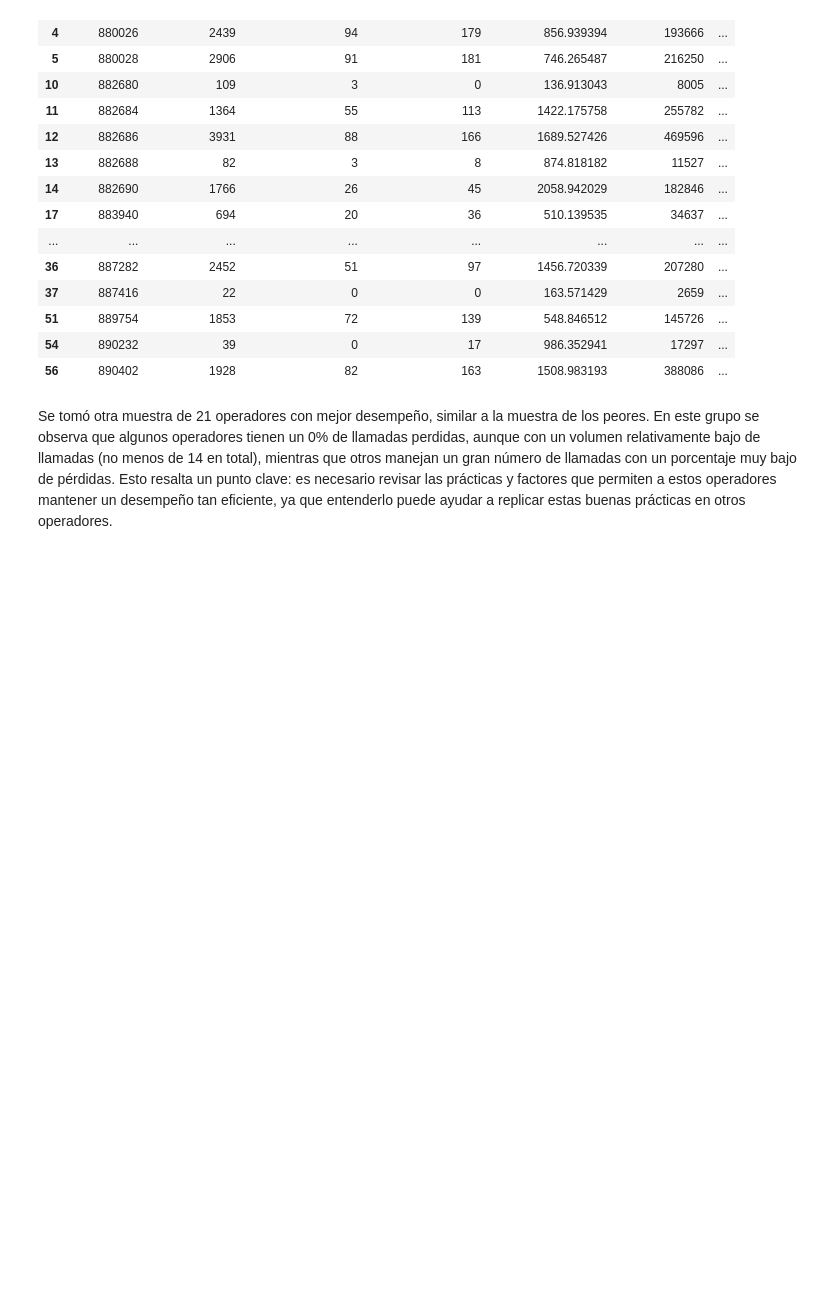
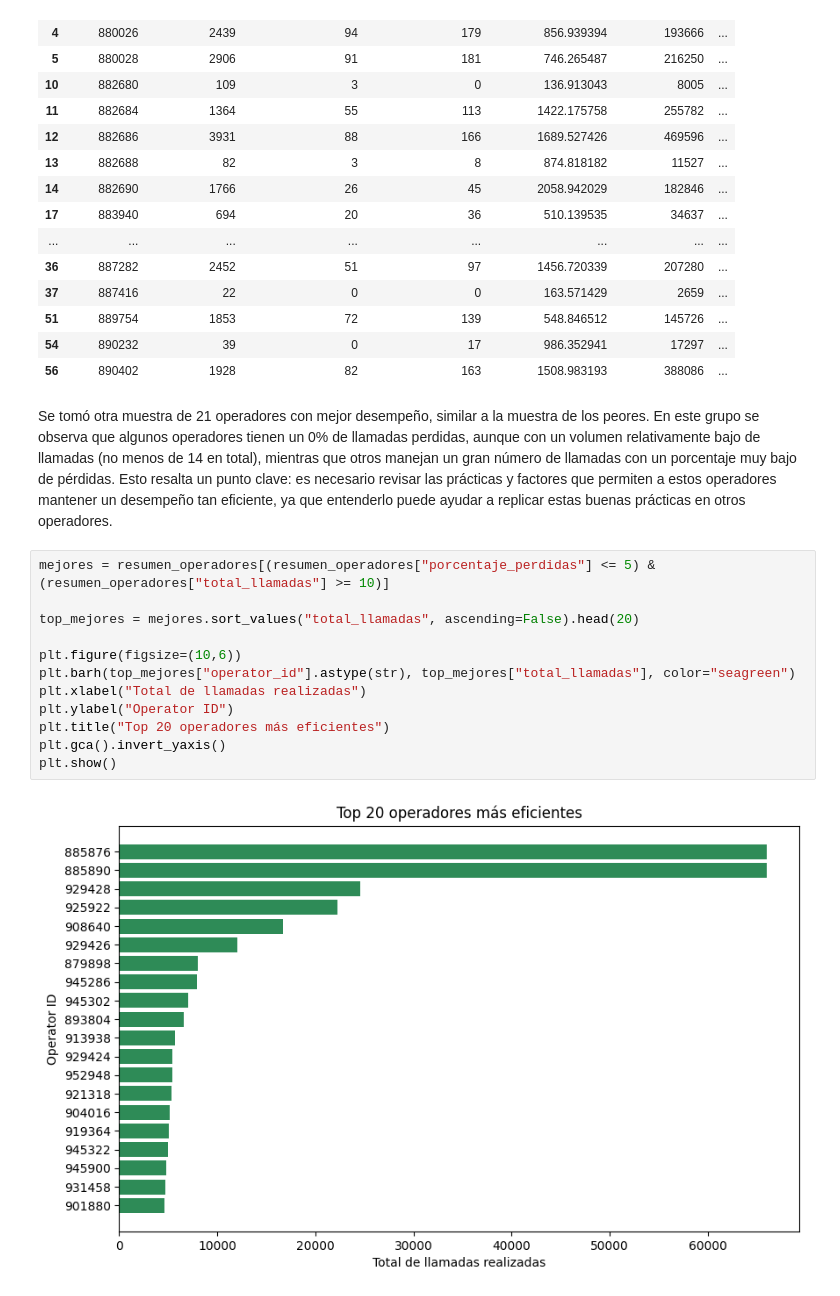
Before and after one commit to fttm-mdz/proyecto_final, a Jupyter notebook: notebooks/EDA_inicial.ipynb, the cells around one changed output. Saved outputs shown, nothing was run; the diff lists cells and outputs as text; blank space fills up the shorter version.

```diff
--- a/notebooks/EDA_inicial.ipynb
+++ b/notebooks/EDA_inicial.ipynb
@@ -459,3 +459,17 @@ mejores.head(21)
 | 56 | 890402 | 1928 | 82 | 163 | 1508.983193 | 388086 | ... |
 # %% [markdown]
 Se tomó otra muestra de 21 operadores con mejor desempeño, similar a la muestra de los peores. En este grupo se observa que algunos operadores tienen un 0% de llamadas perdidas, aunque con un volumen relativamente bajo de llamadas (no menos de 14 en total), mientras que otros manejan un gran número de llamadas con un porcentaje muy bajo de pérdidas. Esto resalta un punto clave: es necesario revisar las prácticas y factores que permiten a estos operadores mantener un desempeño tan eficiente, ya que entenderlo puede ayudar a replicar estas buenas prácticas en otros operadores.
+# %%
+mejores = resumen_operadores[(resumen_operadores["porcentaje_perdidas"] <= 5) & (resumen_operadores["total_llamadas"] >= 10)]
+
+top_mejores = mejores.sort_values("total_llamadas", ascending=False).head(20)
+
+plt.figure(figsize=(10,6))
+plt.barh(top_mejores["operator_id"].astype(str), top_mejores["total_llamadas"], color="seagreen")
+plt.xlabel("Total de llamadas realizadas")
+plt.ylabel("Operator ID")
+plt.title("Top 20 operadores más eficientes")
+plt.gca().invert_yaxis()
+plt.show()
+# %% [output]
+[figure, added]
```
Also changed, not shown: parts of 17 cells of this notebook, 1 other file.
